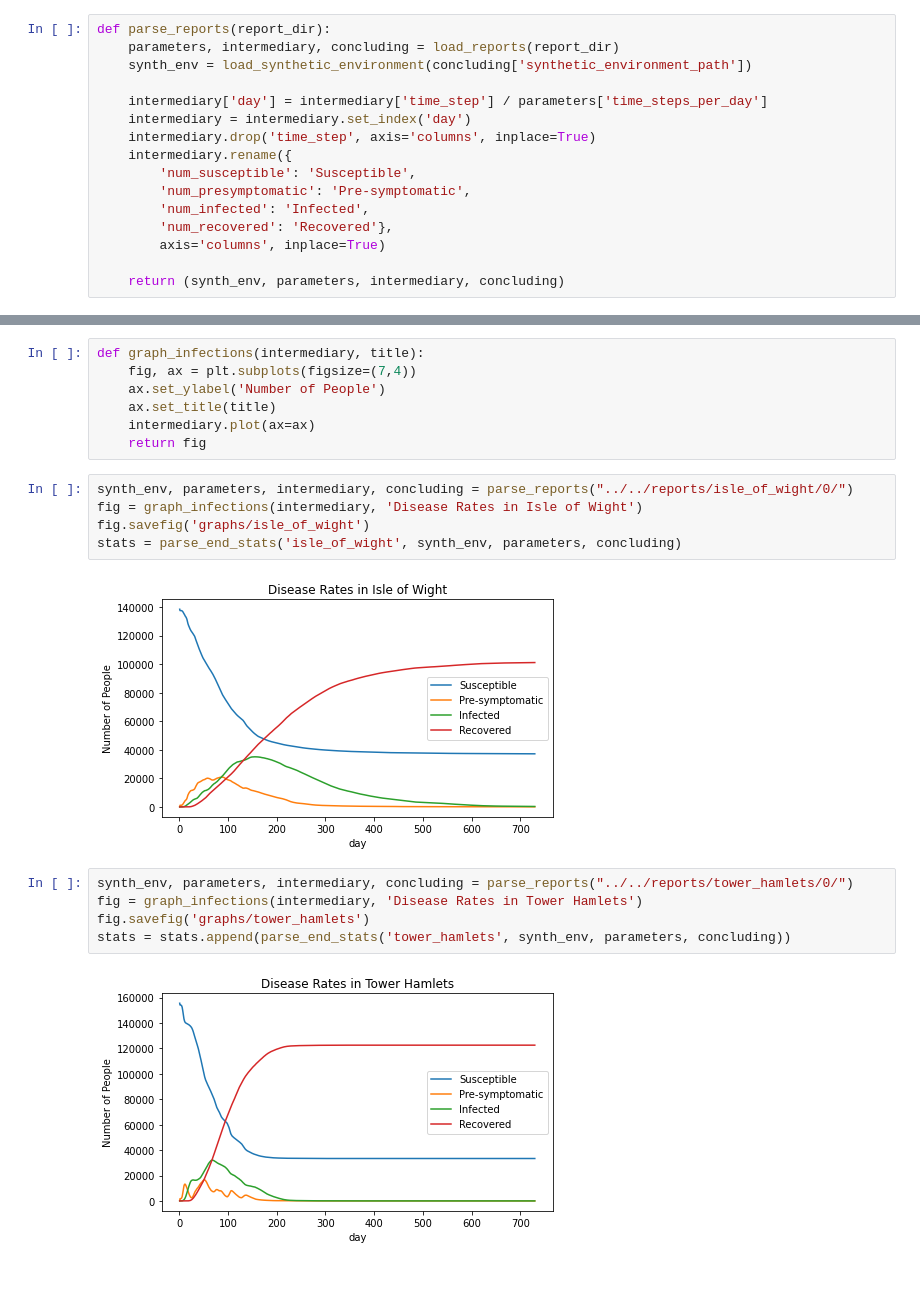
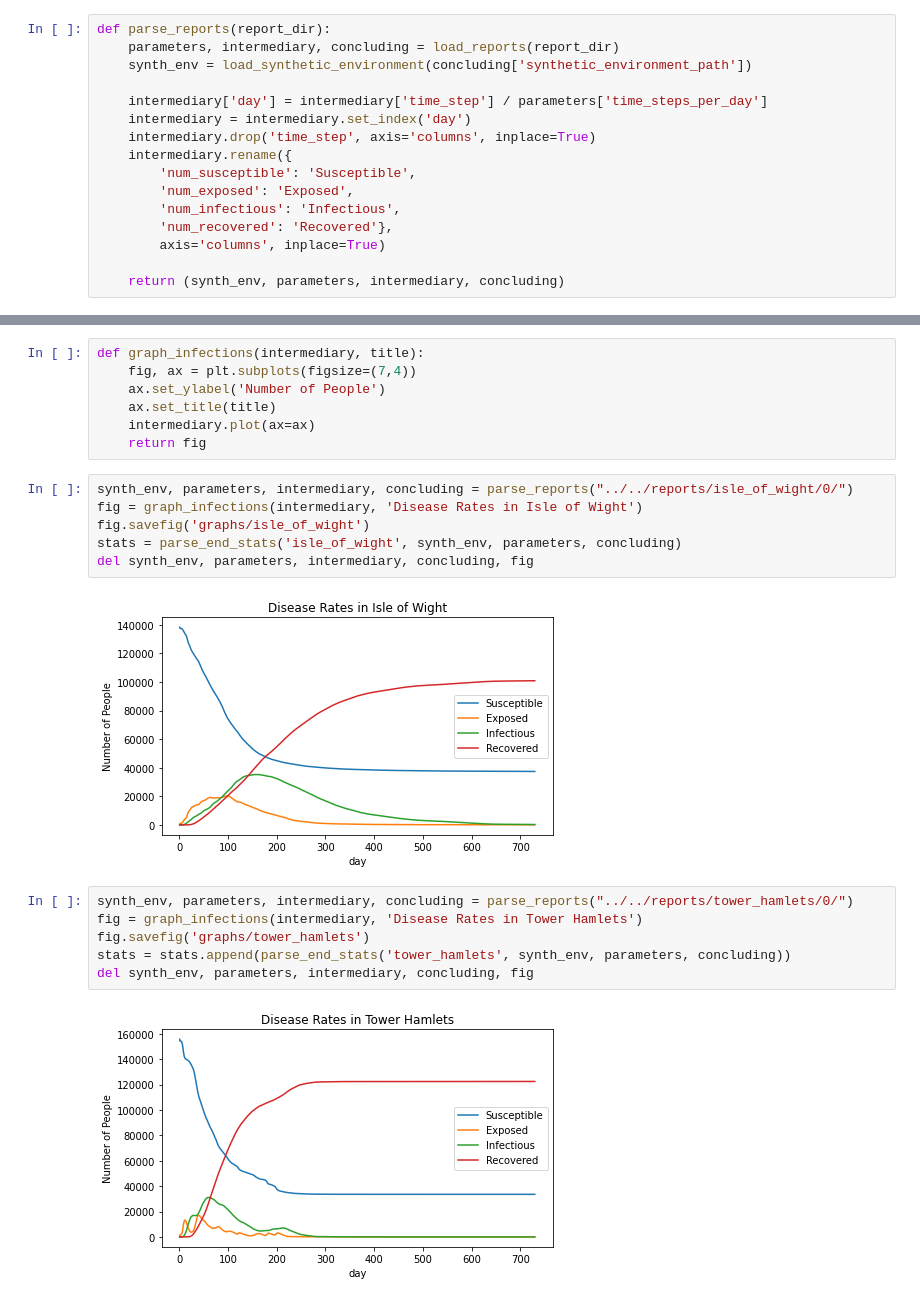
Before and after one commit to Alfred-Mountfield/outbreak-sim, a Jupyter notebook: python/report_analysis/report_reader.ipynb, the cells around one changed output, grey strips where cells are left out. Saved outputs shown, nothing was run; the diff lists cells and outputs as text.

```diff
--- a/python/report_analysis/report_reader.ipynb
+++ b/python/report_analysis/report_reader.ipynb
@@ -44,8 +44,8 @@ def parse_reports(report_dir):
     intermediary.drop('time_step', axis='columns', inplace=True)
     intermediary.rename({
         'num_susceptible': 'Susceptible',
-        'num_presymptomatic': 'Pre-symptomatic',
-        'num_infected': 'Infected',
+        'num_exposed': 'Exposed',
+        'num_infectious': 'Infectious',
         'num_recovered': 'Recovered'},
         axis='columns', inplace=True)
 
@@ -77,15 +77,17 @@ synth_env, parameters, intermediary, concluding = parse_reports("../../reports/i
 fig = graph_infections(intermediary, 'Disease Rates in Isle of Wight')
 fig.savefig('graphs/isle_of_wight')
 stats = parse_end_stats('isle_of_wight', synth_env, parameters, concluding)
+del synth_env, parameters, intermediary, concluding, fig
 # %% [output]
-[figure, old version]
+[figure, new version]
 # %%
 synth_env, parameters, intermediary, concluding = parse_reports("../../reports/tower_hamlets/0/")
 fig = graph_infections(intermediary, 'Disease Rates in Tower Hamlets')
 fig.savefig('graphs/tower_hamlets')
 stats = stats.append(parse_end_stats('tower_hamlets', synth_env, parameters, concluding))
+del synth_env, parameters, intermediary, concluding, fig
 # %% [output]
-[figure, old version]
+[figure, new version]
 # %%
 synth_env, parameters, intermediary, concluding = parse_reports("../../reports/greater_manchester/0/")
 fig = graph_infections(intermediary, 'Disease Rates in Greater Manchester')
```
Also changed, not shown: parts of 9 cells of this notebook, 4 other files.
